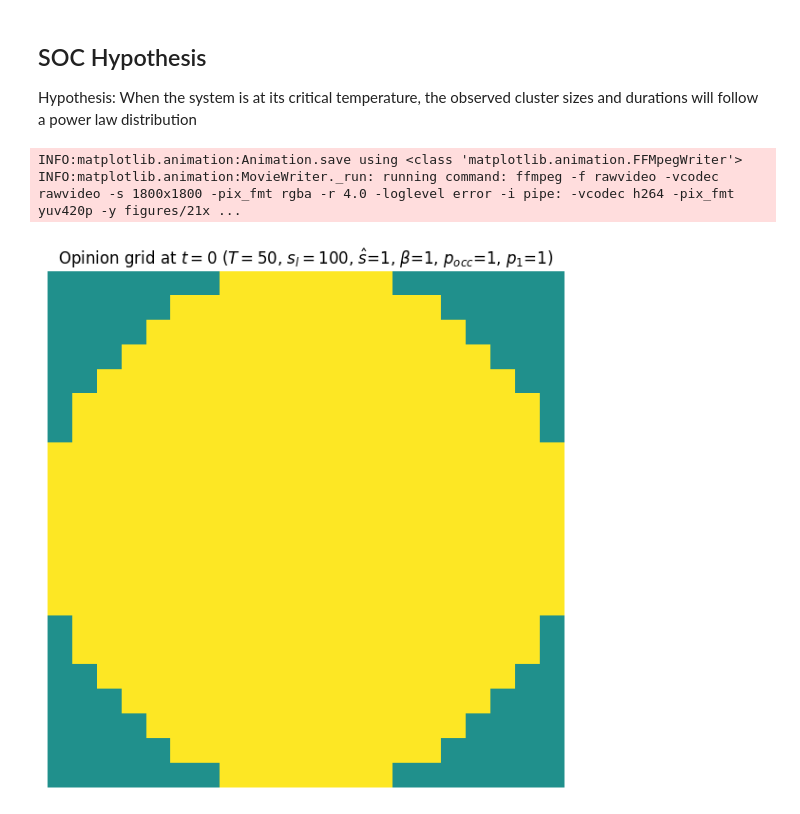
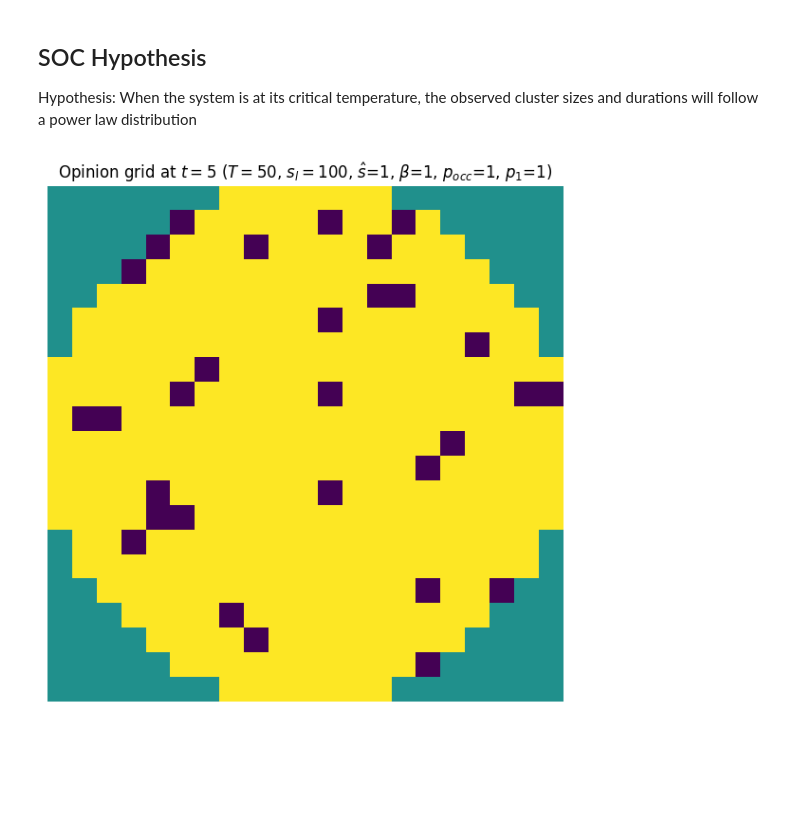
Before and after one commit to jonas4climate/opinion-formation-complexity, a Jupyter notebook: opinion_formation.ipynb, the cells around one changed output. Cells and saved outputs as stored; diff of their text form; code cells hidden in the pictures; blank space fills up the shorter version.

```diff
--- a/opinion_formation.ipynb
+++ b/opinion_formation.ipynb
@@ -32,7 +38,7 @@ critical_temperature = 50
 
 # Step 2 - Set system to the parameters used to find the critical temperature
 GRIDSIZE_X,GRIDSIZE_Y = 21,21
-TIMESTEPS = 100
+TIMESTEPS = 200
 #TEMPERATURE = 0
 BETA_PEOPLE = 1
 BETA_LEADER = 1
@@ -48,10 +54,11 @@ INFLUENCE_DISTRIBUTION_MEAN = 1
 temperature = critical_temperature
 model = ca.CA(GRIDSIZE_X, GRIDSIZE_Y, temperature, BETA_LEADER, BETA_PEOPLE, H, p, p_1, INFLUENCE_LEADER, INFLUENCE_DISTRIBUTION_MEAN, ca.euclidean_distance, ca.prob_dist_influence_people)
 data = model.evolve(TIMESTEPS)
+# %%
+# Make a copy to avoid overwriting the data
+data_copy = data.copy()
 # %%
 # Step 4 - Plot opinion change to see if clusters do form
-model.plot_opinion_grid_evolution(data,save=False) # This creates a video in the folder figures!
+model.plot_opinion_grid_at_time_t(data_copy,5) # This creates a video in the folder figures!
 # %% [output]
-INFO:matplotlib.animation:Animation.save using <class 'matplotlib.animation.FFMpegWriter'>
-INFO:matplotlib.animation:MovieWriter._run: running command: ffmpeg -f rawvideo -vcodec rawvideo -s 1800x1800 -pix_fmt rgba -r 4.0 -loglevel error -i pipe: -vcodec h264 -pix_fmt yuv420p -y figures/21x ...
-[figure, old version]
+[figure, new version]
```
Also changed, not shown: parts of 7 cells of this notebook, 1 other file.
